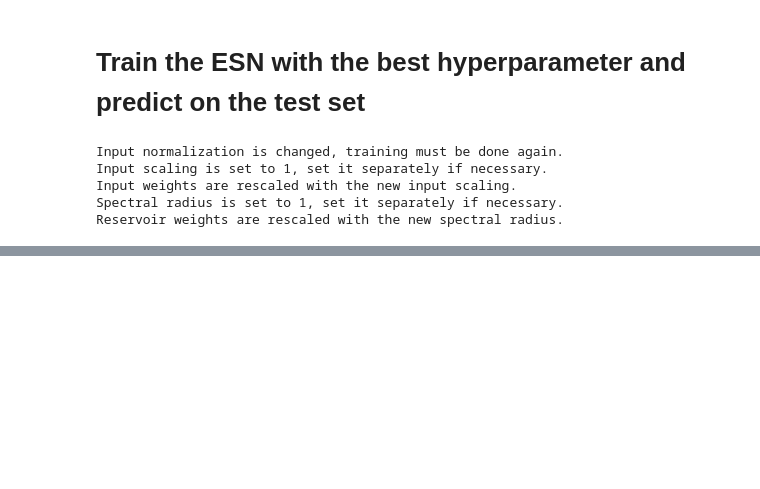
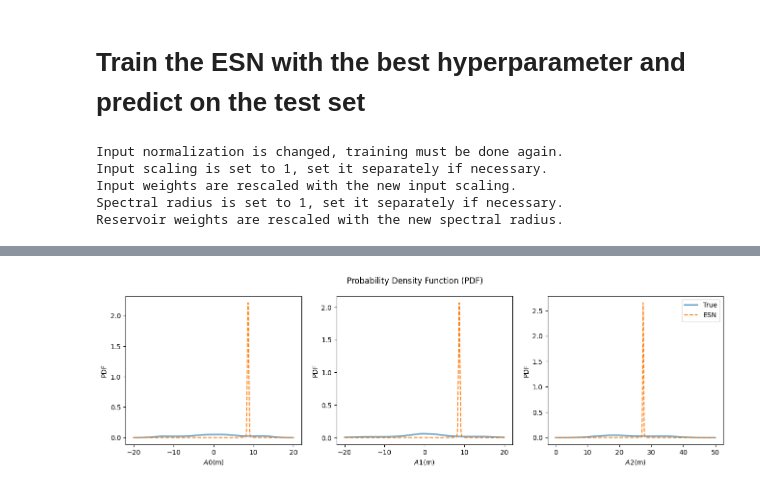
Before and after one commit to MagriLab/EchoStateNetwork, a Jupyter notebook: tutorial/lorenz63_esn_demo.ipynb, the cells around one changed output, grey strips where cells are left out. Saved outputs shown, nothing was run; the diff lists cells and outputs as text; code cells hidden in the pictures; blank space fills up the shorter version.

```diff
--- a/tutorial/lorenz63_esn_demo.ipynb
+++ b/tutorial/lorenz63_esn_demo.ipynb
@@ -181,0 +228,6 @@ plt.show()
+# %%
+factor = 1000*N_lyap # How many lyapunov times to generate for statistical predictions
+Ys_t = stats_lorenz63(factor)
+plt.show()
+# %% [output]
+[figure, added]
```
Also changed, not shown: parts of 6 cells of this notebook.
